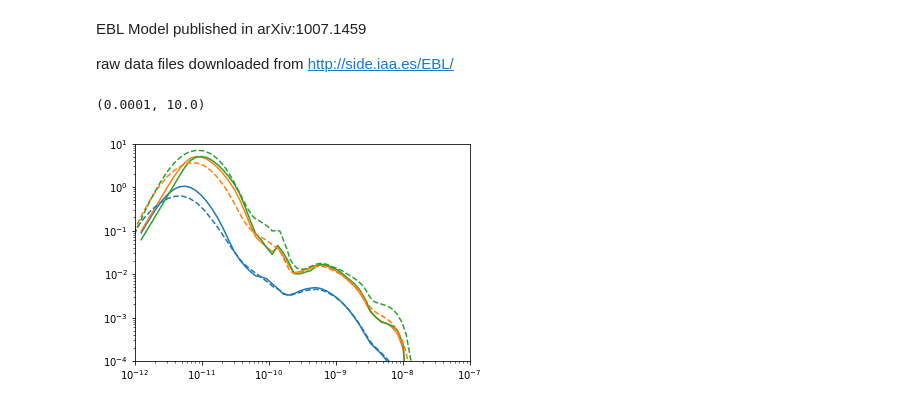
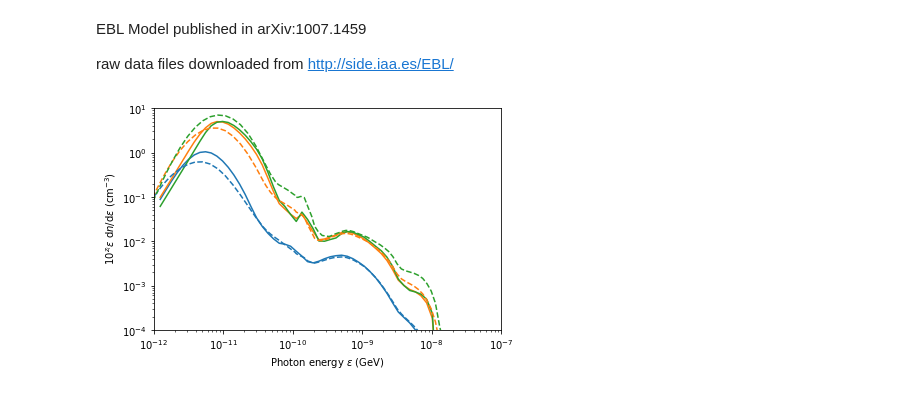
Before and after one commit to joheinze/PriNCe-data-utils, a Jupyter notebook: notebooks/photon_fields.ipynb, the cells around one changed output. Saved outputs shown, nothing was run; the diff lists cells and outputs as text; code cells hidden in the pictures.

```diff
--- a/notebooks/photon_fields.ipynb
+++ b/notebooks/photon_fields.ipynb
@@ -315,19 +315,22 @@ dominguez_intp = dspl["base"]
 dominguez_lower_intp = dspl["lower"]
 dominguez_upper_intp = dspl["upper"]
 # %%
+plt.figure()
 plt.loglog(dominguez.energy, dominguez.energy * dominguez.density[:,dominguez.z_map[0.]] )
 plt.loglog(dominguez.energy, dominguez.energy * dominguez.density[:,dominguez.z_map[1.]] )
 plt.loglog(dominguez.energy, dominguez.energy * dominguez.density[:,dominguez.z_map[2.]] )
 
 axis = plt.gca()
 axis.set_prop_cycle(None)
 plt.loglog(gilmore.fixed_energy, gilmore.fixed_energy * gilmore.fixed_density[:,0], ls = 'dashed')
 plt.loglog(gilmore.fixed_energy, gilmore.fixed_energy * gilmore.fixed_density[:,10], ls = 'dashed')
 plt.loglog(gilmore.fixed_energy, gilmore.fixed_energy * gilmore.fixed_density[:,13], ls = 'dashed')
 
 plt.xlim(1e-12,1e-7)
 plt.ylim(1e-4,1e1)
+plt.xlabel(r'Photon energy $\epsilon$ (GeV)')
+plt.ylabel(r' $10^{z_i} \epsilon$ d$n$/d$\epsilon$ (cm$^{-3})$')
+plt.tight_layout()
 # %% [output]
-(0.0001, 10.0)
-[figure, old version]
+[figure, new version]
 # %%
```
Also changed, not shown: parts of 3 cells of this notebook, 2 other files.
